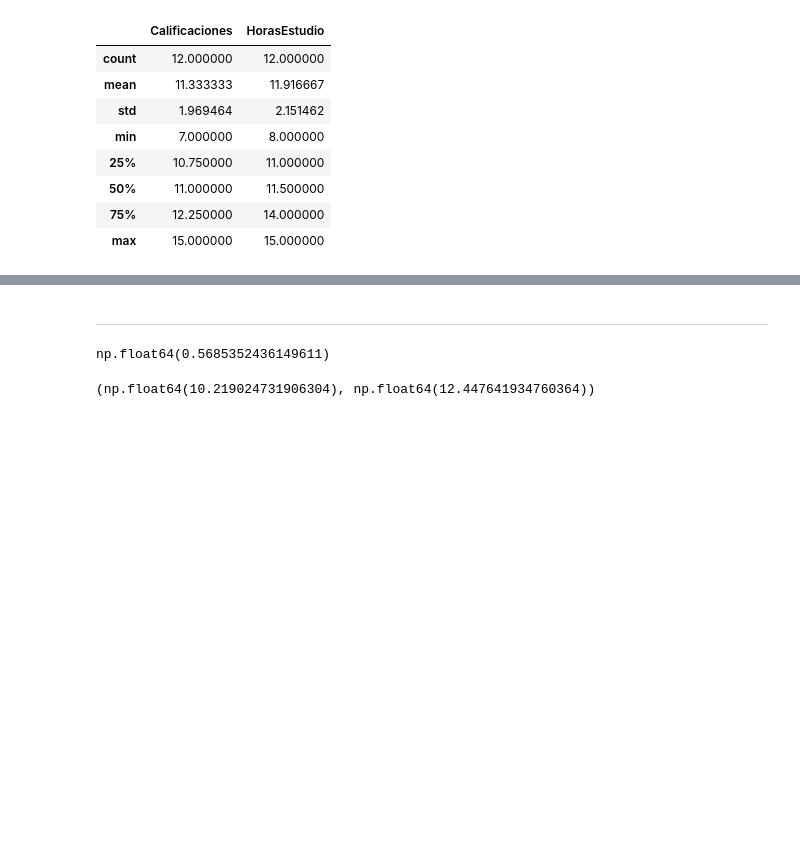
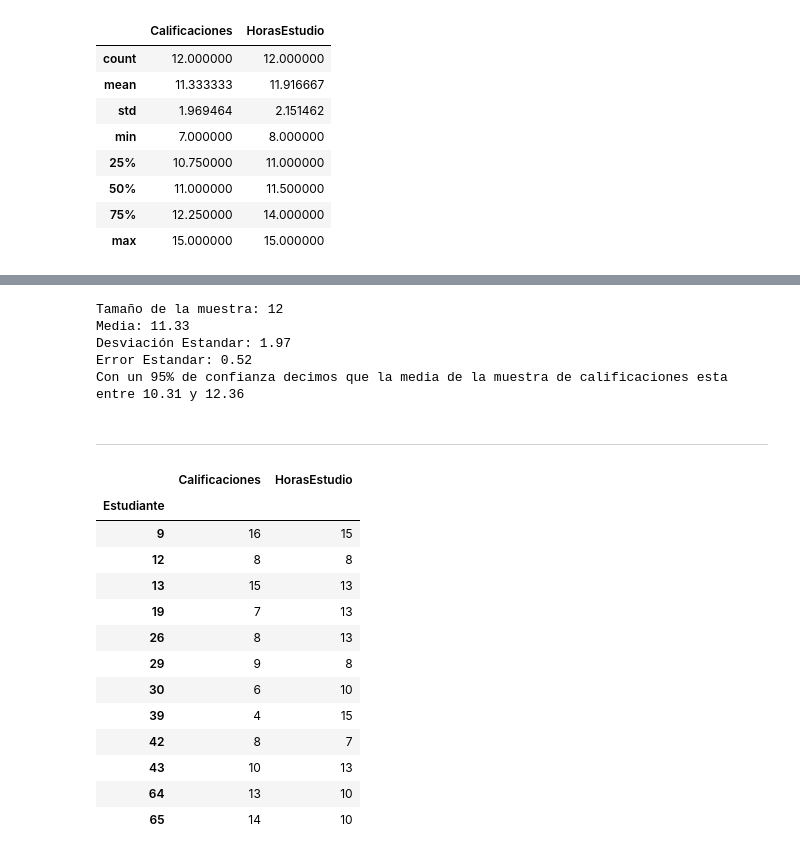
Before and after one commit to JosephChomboM/IBM, a Jupyter notebook: Inferential Stats/Usil/inferencia_variables.ipynb, the cells around one changed output, grey strips where cells are left out. Drawn from its saved outputs; the diff is of its cells as text; code cells hidden in the pictures; blank space fills up the shorter version.

```diff
--- a/Inferential Stats/Usil/inferencia_variables.ipynb
+++ b/Inferential Stats/Usil/inferencia_variables.ipynb
@@ -130,11 +156,29 @@ Con un 95% de confianza decimos que la media de la muestra de calificaciones est
+# %%
+intervalo_confianza(df_muestra, 'Calificaciones', z)
+# %% [output]
+Tamaño de la muestra: 12
+Media: 11.33
+Desviación Estandar: 1.97
+Error Estandar: 0.52
+Con un 95% de confianza decimos que la media de la muestra de calificaciones esta entre 10.31 y 12.36
 # %% [markdown]
 ---
-# %%
-se_sample_calif = std_sample_calif / np.sqrt(n)
-se_sample_calif
-# %% [output]
-np.float64(0.5685352436149611)
-# %%
-sm.stats.DescrStatsW(df_muestra['Calificaciones']).zconfint_mean()
-# %% [output]
-(np.float64(10.219024731906304), np.float64(12.447641934760364))
+# %%
+sistematico = [29, 65, 19, 12, 42, 39, 30, 64, 9, 26, 13, 43]
+df_muestra_hrs = df.loc[df.index.intersection(sistematico)]
+df_muestra_hrs
+# %% [output]
+|  | Calificaciones | HorasEstudio |
+| Estudiante |  |  |
+| 9 | 16 | 15 |
+| 12 | 8 | 8 |
+| 13 | 15 | 13 |
+| 19 | 7 | 13 |
+| 26 | 8 | 13 |
+| 29 | 9 | 8 |
+| 30 | 6 | 10 |
+| 39 | 4 | 15 |
+| 42 | 8 | 7 |
+| 43 | 10 | 13 |
+| 64 | 13 | 10 |
+| 65 | 14 | 10 |
```
Also changed, not shown: parts of 6 cells of this notebook.
